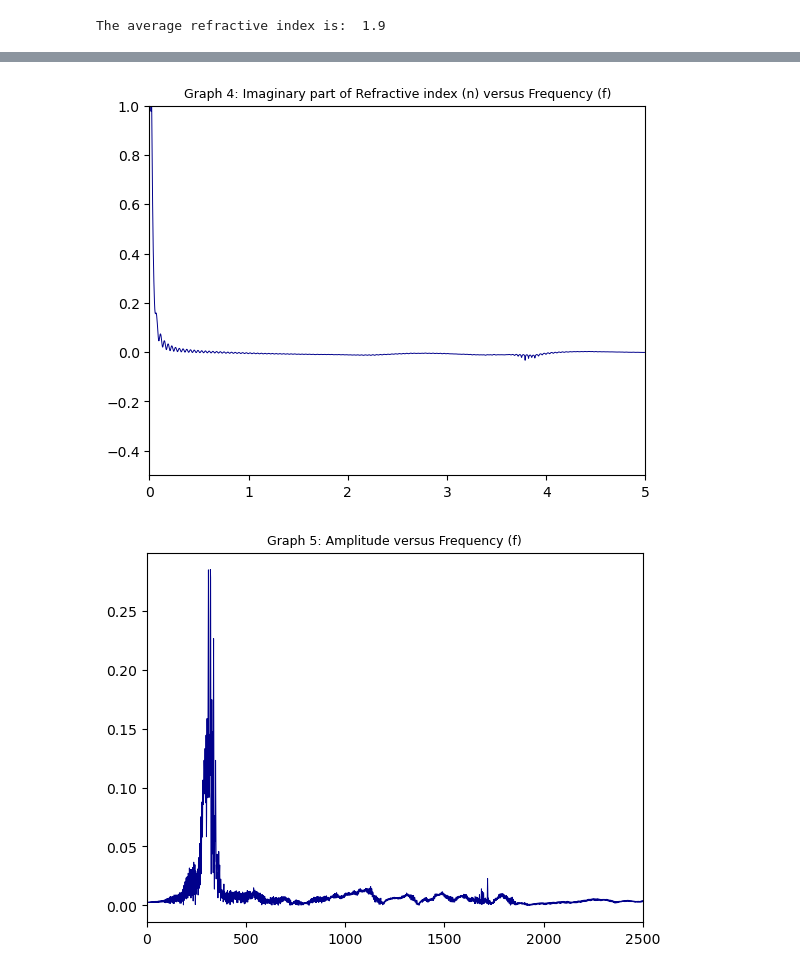
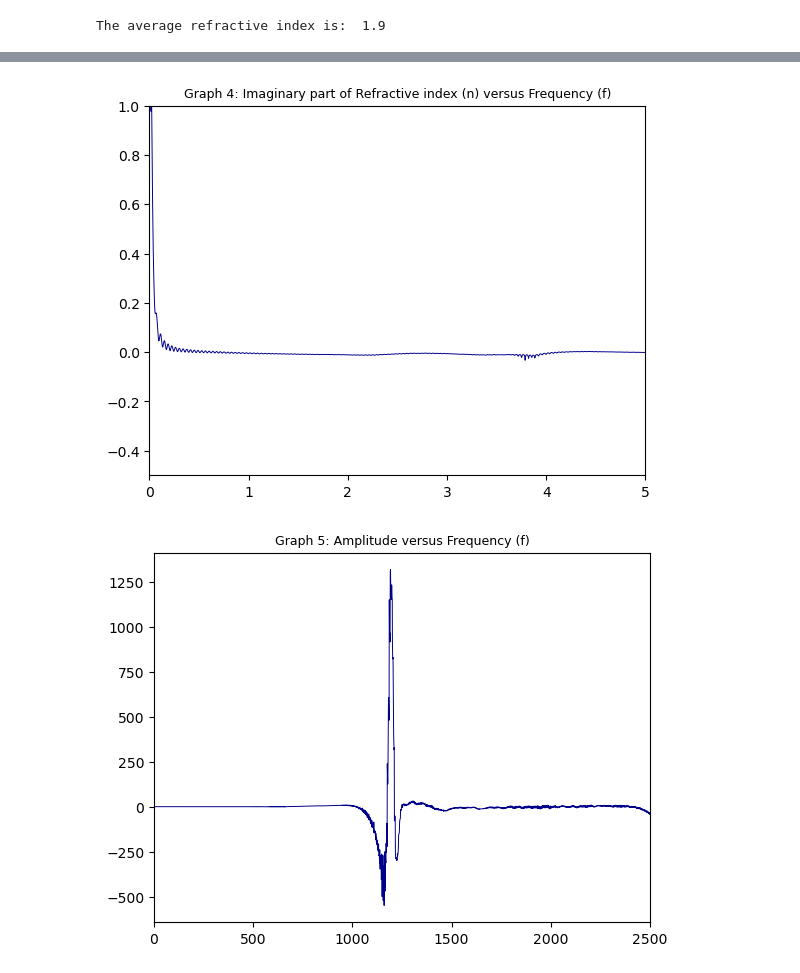
Before and after one commit to Loriginale2000/TerahertzProject, a Jupyter notebook: THzFinal.ipynb, the cells around one changed output, grey strips where cells are left out. Cells and saved outputs as stored; diff of their text form; code cells hidden in the pictures.

Commit message:
Added inverse Fourier Transform so we can get the initial signal

```diff
--- a/THzFinal.ipynb
+++ b/THzFinal.ipynb
@@ -1,7 +1,7 @@
 # %%
 import numpy as np
 import matplotlib.pyplot as plt
-
+import scipy.signal
 
 # INSERT DATA
 data1 = np.loadtxt("AmpTimeRef.txt",dtype=float)
@@ -100,12 +100,14 @@ n_ = np.array(n_)
 
 
 
-# MAKING THE INVERSE FURIER TRANSFORM
+# MAKING THE INVERSE FOURIER TRANSFORM
+
+#FIRST METHOD / INVERSE FOURIER
 
 ln_theoretical =(np.log((4 * n_0 * n_) / (n_0 + n_)**2) -(1j * 2 * np.pi * freq * d / c) * (n_ - n_0))
 amp_theoretical = np.exp(ln_theoretical)
-tamp_theoretical = np.fft.ifft((amp_theoretical), 16384)
-
+conv = amp_theoretical * ffts
+tconv = np.fft.ifft(conv, 16384)
 
 
 
@@ -134,32 +136,32 @@ plt.xlim(xmax = 3, xmin = 0 )
 plt.ylim(ymax = 10, ymin = -2)
 plt.show()
 
 
 # REFRACTIVE INDEX REAL PART
 plt.title("Graph 3: Real part of Refractive index (n) versus Frequency (f)", fontsize = 9)
 plt.plot ( freq *1e-12 , np.real(n_), linewidth=0.7, color='darkblue')
 plt.xlim(xmax = 25, xmin = 0)
 plt.ylim(ymax = 5, ymin = -2)
 plt.show()
 
 # REFRACTIVE INDEX IMAGINARY PART
 plt.title("Graph 4: Imaginary part of Refractive index (n) versus Frequency (f)", fontsize = 9)
 plt.plot ( freq *1e-12 , np.imag(n_), linewidth=0.7, color='darkblue')
 plt.xlim(xmax = 5, xmin = 0)
 plt.ylim(ymax = 1, ymin = -0.5)
 plt.show()
 
 
 # AMPLITUDE VERSUS FREQUENCY THEORETICAL COMPUTATION
 plt.title("Graph 5: Amplitude versus Frequency (f)", fontsize = 9)
-plt.plot(  np.abs(tamp_theoretical), color = "darkblue", linewidth = 0.7)
+plt.plot( tconv,  color = "darkblue", linewidth = 0.7)
 #plt.plot(t *1e12, ss, color = "maroon",  linewidth = 1)
 plt.xlim(xmax = 2500, xmin = 0)
 plt.show()
 # %% [output]
 The average refractive index is:  1.9
 [figure]
 [figure]
 [figure]
 [figure]
-[figure, old version]
+[figure, new version]
```
